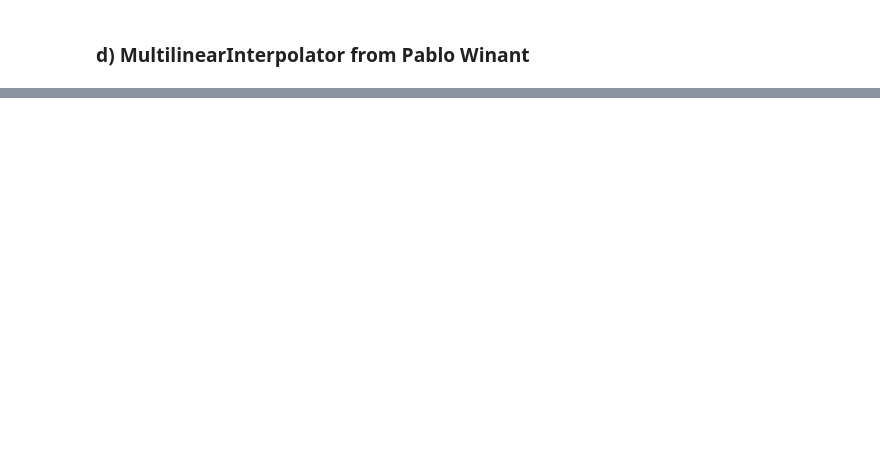
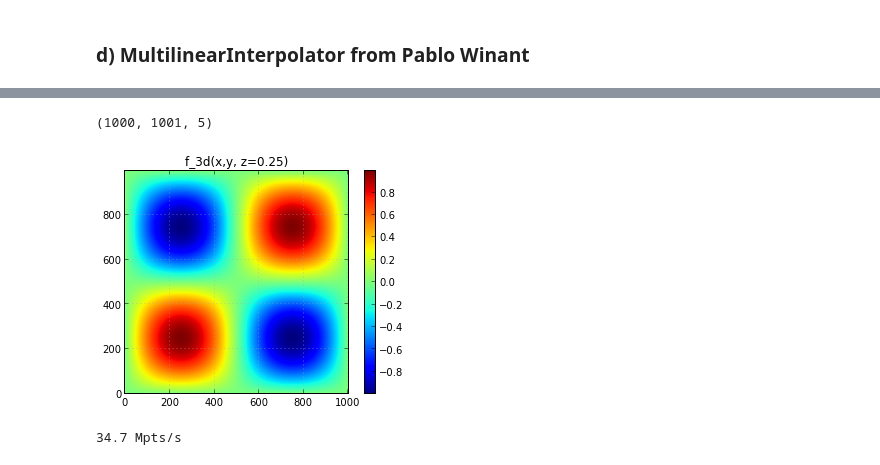
Before and after one commit to pierre-haessig/stodynprog, a Jupyter notebook: linear_interp_benchmark.ipynb, the cells around one changed output, grey strips where cells are left out. Drawn from its saved outputs; the diff is of its cells as text; code cells hidden in the pictures; blank space fills up the shorter version.

```diff
--- a/linear_interp_benchmark.ipynb
+++ b/linear_interp_benchmark.ipynb
@@ -264,0 +333,3 @@ imshow(f_3d_interp) # Looks wrong !!
+# %%
+minterp = MultilinearInterpolator(smin,smax,orders)
+minterp.set_values(np.atleast_2d(f_3d_grid.flatten()))
@@ -264,0 +352,17 @@ imshow(f_3d_interp) # Looks wrong !!
+# %%
+f_3d_interp = minterp(coord)
+f_3d_interp = f_3d_interp.reshape(len(xinterp), len(yinterp), len(zinterp))
+f_3d_interp.shape
+# %% [output]
+(1000, 1001, 5)
+# %%
+n_z = 1
+imshow(f_3d_interp[:,:,n_z])
+title('f_3d(x,y, z={:.2f})'.format(zinterp[n_z]))
+colorbar();
+# %% [output]
+[figure, added]
+# %%
+print('{:.1f} Mpts/s'.format(5e6 / 0.144 /1e6) )
+# %% [output]
+34.7 Mpts/s
```
Also changed, not shown: parts of 31 cells of this notebook, 3 other files.
